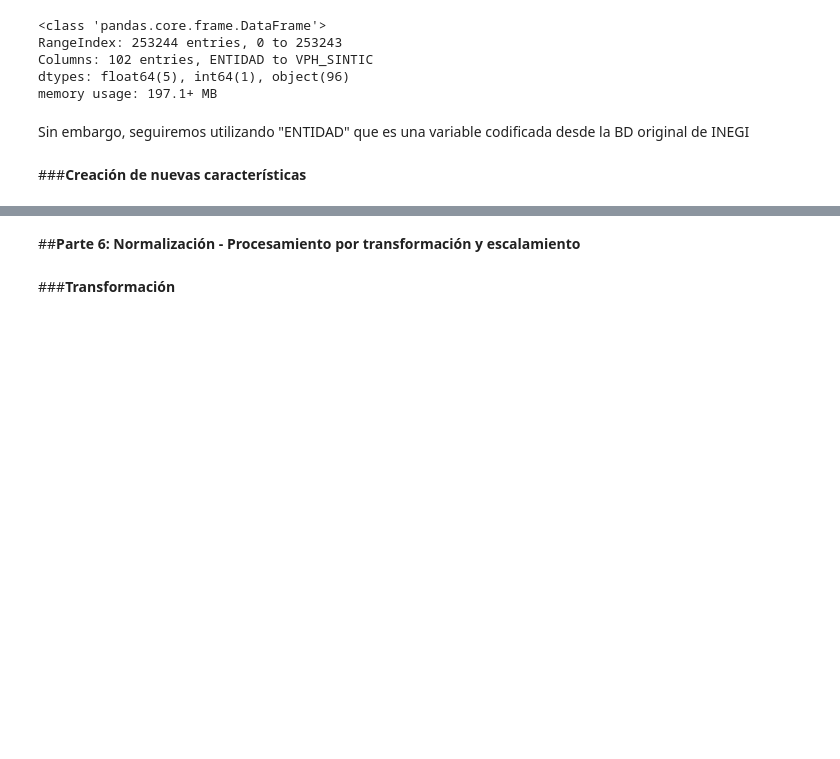
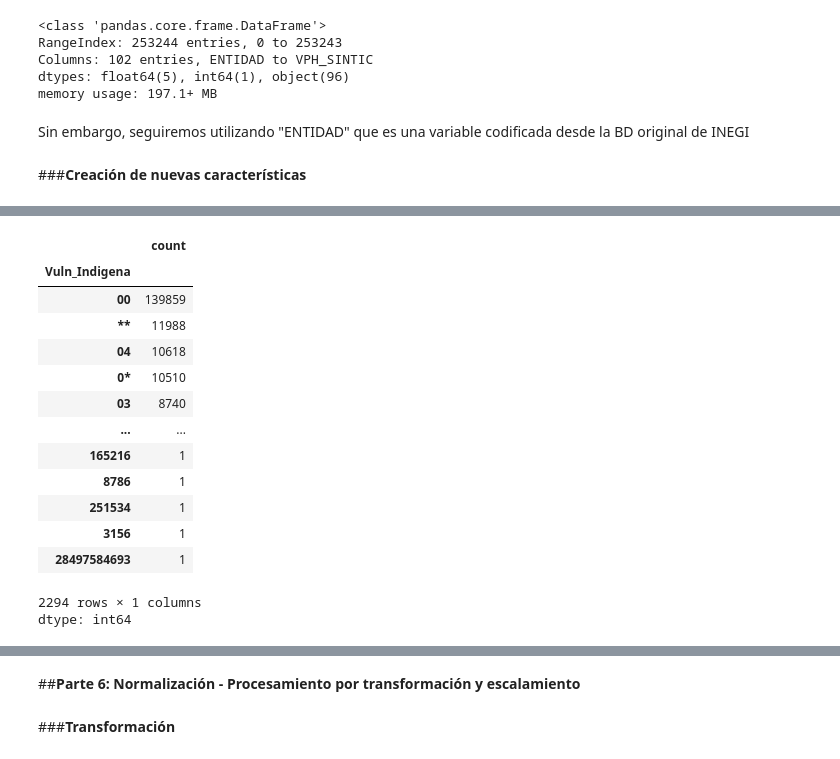
Before and after one commit to LH-1169213/IslasDeCalor, a Jupyter notebook: EDA_SCITEL_INEGI_Avance_2.ipynb, the cells around one changed output, grey strips where cells are left out. Drawn from its saved outputs; the diff is of its cells as text; code cells hidden in the pictures; blank space fills up the shorter version.

```diff
--- a/EDA_SCITEL_INEGI_Avance_2.ipynb
+++ b/EDA_SCITEL_INEGI_Avance_2.ipynb
@@ -1079,0 +1063,9 @@ print(df_cat[['VulnerableP'] + vulnerable_people_columns].tail())
+# %%
+df_cat = df_concat_3estados.copy()
+#df_cat['Vuln_Indigena'] = False
+
+for index, row in df_cat.iterrows():
+    if row['P3HLINHE'] != 0 and row['PHOG_IND'] != 0:
+        df_cat.at[index, 'Vuln_Indigena'] = df_cat.at[index,'P3HLINHE'] + df_cat.at[index,'PHOG_IND']
+
+print(df_cat[['Vuln_Indigena', 'P3HLINHE', 'PHOG_IND']].head())
@@ -1079,0 +1089,18 @@ print(df_cat[['VulnerableP'] + vulnerable_people_columns].tail())
+# %%
+df_cat['Vuln_Indigena'].value_counts()
+# %% [output]
+|  | count |
+| Vuln_Indigena |  |
+| 00 | 139859 |
+| ** | 11988 |
+| 04 | 10618 |
+| 0* | 10510 |
+| 03 | 8740 |
+| ... | ... |
+| 165216 | 1 |
+| 8786 | 1 |
+| 251534 | 1 |
+| 3156 | 1 |
+| 28497584693 | 1 |
+2294 rows × 1 columns
+dtype: int64
```
Also changed, not shown: parts of 5 cells of this notebook.
